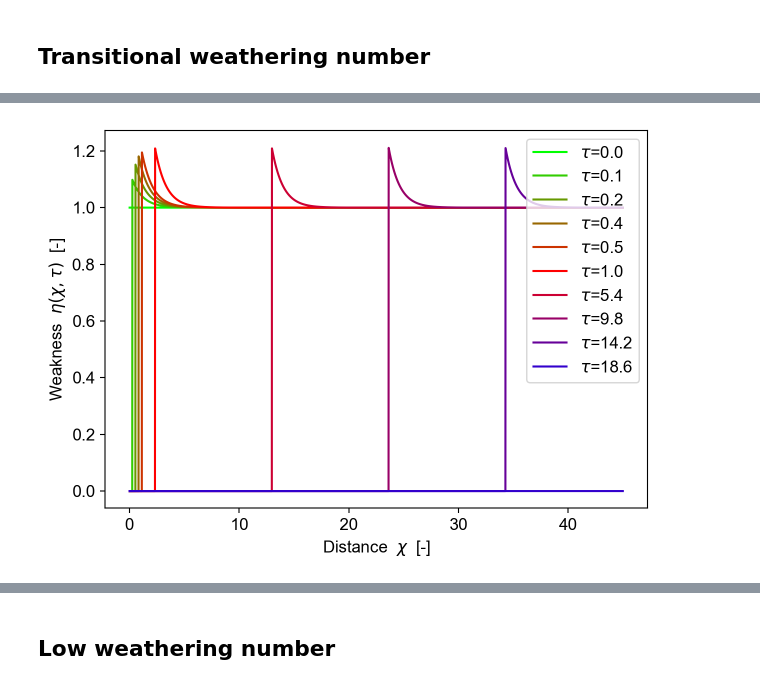
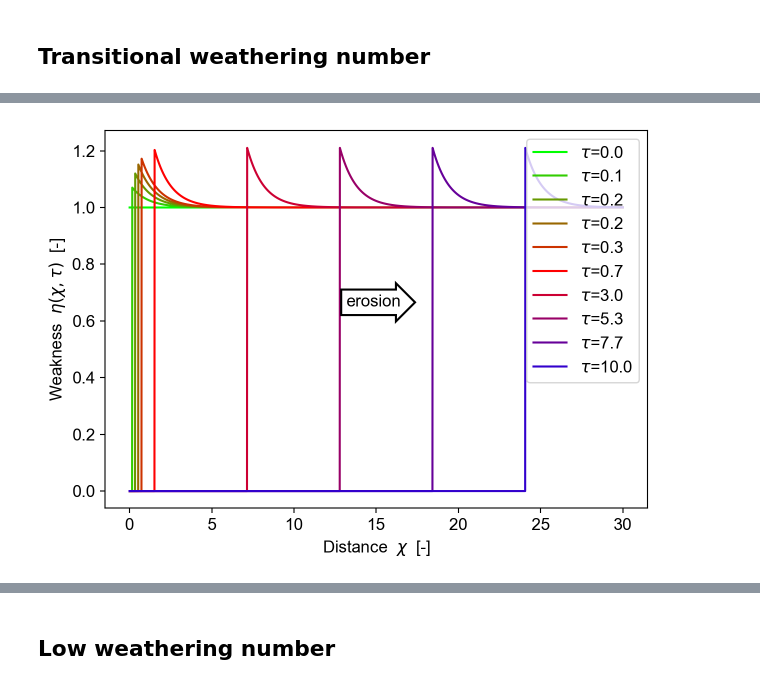
Before and after one commit to cstarkjp/BedrockRiver, a Jupyter notebook: WeatheringMediated.ipynb, the cells around one changed output, grey strips where cells are left out. Drawn from its saved outputs; the diff is of its cells as text; code cells hidden in the pictures.

```diff
--- a/WeatheringMediated.ipynb
+++ b/WeatheringMediated.ipynb
@@ -256,11 +256,20 @@ sy.init_printing(pretty_print=True,wrap_line=True)
 # %% [markdown]
 ### Numerical method
 # %%
-W, w_0, v_0, k = sy.symbols('W w_0 v_0 k', positive=True)
+W, w_0, v_0, k, nu_s, v_s = sy.symbols('W w_0 v_0 k \\nu_s v_s', positive=True)
 Delta_chi = sy.symbols('\\Delta\\chi', positive=True)
 Delta_tau = sy.symbols('\\Delta\\tau', positive=True)
 chi_domain_size = sy.symbols('\chi_\mathrm{domain}', positive=True)
 tau_domain_size = sy.symbols('\\tau_\mathrm{domain}', positive=True)
+# %%
+def expH(x):
+    return np.exp(-x*np.heaviside(x,0))
+
+def nu_s_W(W):
+    return 0.5*(1+np.sqrt(1+4*W))
+
+def eta_x_t(tau,chi,W):
+    return (1+(W/nu_s_W(W))*np.exp(-(chi)))*np.heaviside(chi,0)
 # %%
 class ErosionWeathering():
     def __init__(self, pdict, ndict):
@@ -353,14 +390,23 @@ def plot_evolution(fig, ew, tc=40):
 
     tau_slices1 = np.linspace(0,(ew.tau_n_steps-1)//tc,
                               num=5,endpoint=True,dtype=np.int64)
-    tau_slices2 = np.linspace((ew.tau_n_steps-1)//tc*2
-                              ,j__+1,
+    tau_slices2 = np.linspace((ew.tau_n_steps-1)//tc*2 ,j__+1,
                               num=5,endpoint=True,dtype=np.int64)
     tau_slices = np.concatenate((tau_slices1,tau_slices2))
     cmap = plt.cm.brg.reversed()
     for idx,tau_slice in enumerate(tau_slices):
         plt.plot(chi__,eta__[tau_slice],color=cmap(idx/tau_slices.size),
                  label='$\\tau$={0:3.1f}'.format(tau__[tau_slice]))
+
+    axes = plt.gca()
+    x_limits = plt.xlim()
+    y_limits = plt.ylim()
+    bbox_props = dict(boxstyle='rarrow,pad=0.3', lw=1.5,
+                      fc='white', ec='k')
+    t = axes.text((x_limits[1]-x_limits[0])*0.5, (y_limits[1]-y_limits[0])*0.5,
+                  'erosion', ha='right', va='center', rotation=0, color='k',
+                  size=12, bbox=bbox_props)
+
     plt.legend(loc='upper right')
     plt.xlabel('Distance  $\chi$  [-]')
     plt.ylabel('Weakness  $\eta(\chi,\\tau)$  [-]')
@@ -476,18 +569,21 @@ plot_steadystate(fig_ss_highW,ew_highW)
 ## Transitional weathering number
 # %%
 pdict = {
-    w_0: np.float64(0.25/4),
-    v_0: np.float64(0.25),
+    w_0: np.float64(2.5),
+    v_0: np.float64(10),
     k:   np.float64(1)
 }
 ndict = {
-    chi_domain_size: 45.0,
-    tau_domain_size: 500.0,
-    Delta_chi      : 0.0125,
-    Delta_tau      : 0.0025
+    chi_domain_size: 30.0,
+    tau_domain_size: 10.0,
+    Delta_chi      : 0.01,
+    Delta_tau      : 0.002
 }
 ew_transW = ErosionWeathering(pdict,ndict)
 ew_transW.pdict
 ew_transW.ndict
 ew_transW.solve()
+i  = ew_transW.nu_array.shape[0]//2
+di = ew_transW.nu_array.shape[0]//10
+np.mean(ew_transW.nu_array[i-di:i+di])*ew_transW.pdict[w_0]
 # %% [output]
@@ -496,8 +593,8 @@ ew_transW.solve()
 # %%
 fig_evolution_transW = create_figure('transW_evolution')
-plot_evolution(fig_evolution_transW, ew_transW, tc=1000)
+plot_evolution(fig_evolution_transW, ew_transW, tc=30)
 # %% [output]
-[figure, old version]
+[figure, new version]
 # %%
 fig_ss_transW = create_figure('transW_ss')
 plot_steadystate(fig_ss_transW,ew_transW)
```
Also changed, not shown: parts of 16 cells of this notebook, 7 other files.
